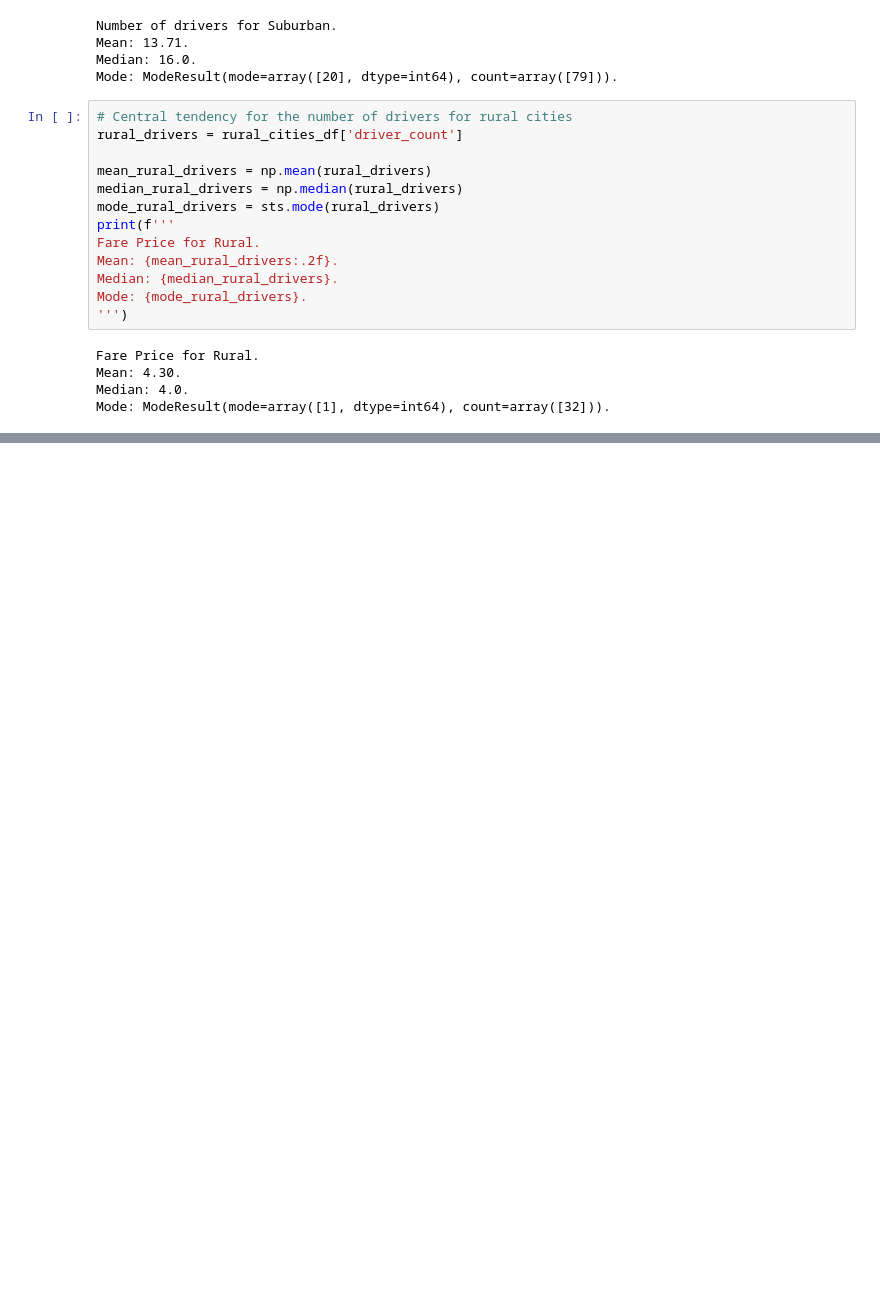
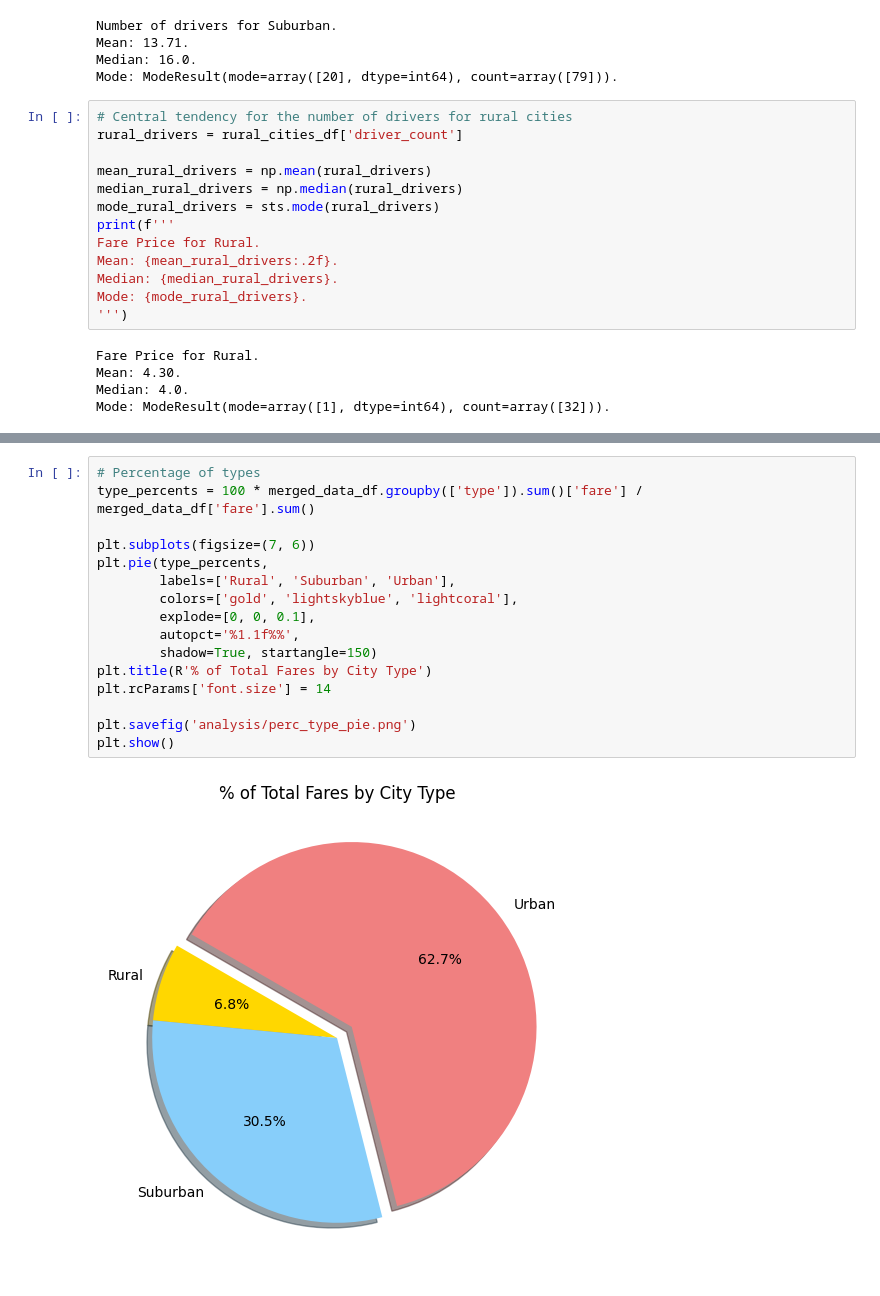
Before and after one commit to Ryndine/ride_sharing_analysis, a Jupyter notebook: rideshare_analysis.ipynb, the cells around one changed output, grey strips where cells are left out. Saved outputs shown, nothing was run; the diff lists cells and outputs as text; blank space fills up the shorter version.

```diff
--- a/rideshare_analysis.ipynb
+++ b/rideshare_analysis.ipynb
@@ -419,0 +463,18 @@ plt.show()
+# %%
+# Percentage of types
+type_percents = 100 * merged_data_df.groupby(['type']).sum()['fare'] / merged_data_df['fare'].sum()
+
+plt.subplots(figsize=(7, 6))
+plt.pie(type_percents,
+        labels=['Rural', 'Suburban', 'Urban'],
+        colors=['gold', 'lightskyblue', 'lightcoral'],
+        explode=[0, 0, 0.1],
+        autopct='%1.1f%%',
+        shadow=True, startangle=150)
+plt.title(R'% of Total Fares by City Type')
+plt.rcParams['font.size'] = 14
+
+plt.savefig('analysis/perc_type_pie.png')
+plt.show()
+# %% [output]
+[figure, added]
```
Also changed, not shown: parts of 14 cells of this notebook, 9 other files.
